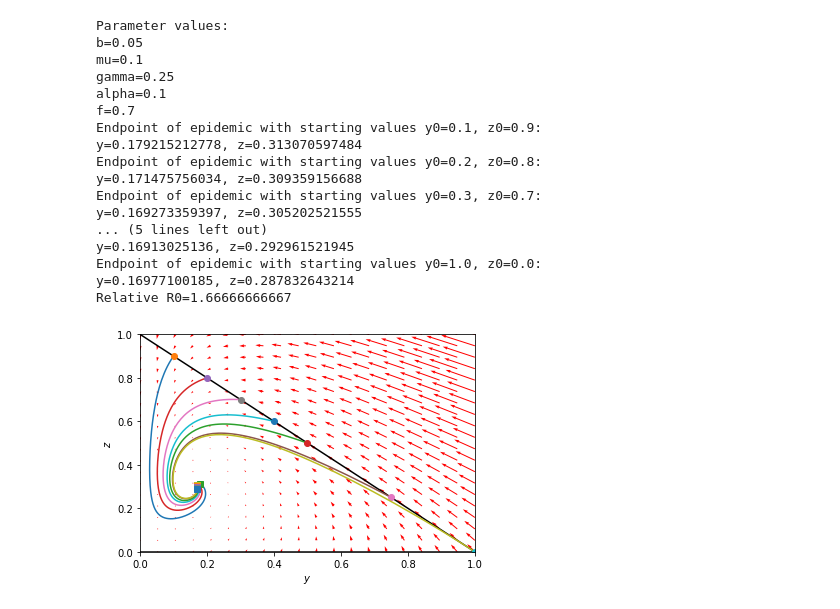
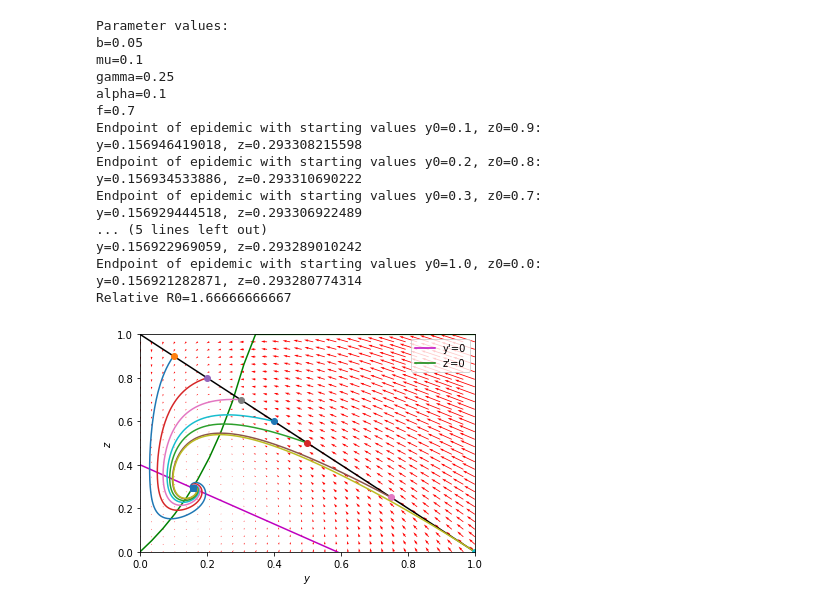
Before and after one commit to gingerdeer/infectionmodelingcourse, a Jupyter notebook: regulationofhost.ipynb, the cells around one changed output. Cells and saved outputs as stored; diff of their text form; code cells hidden in the pictures.

```diff
--- a/regulationofhost.ipynb
+++ b/regulationofhost.ipynb
@@ -2,9 +2,12 @@
 %matplotlib inline
 import numpy as np
 import matplotlib.pyplot as plt
+import pylab
 from scipy.integrate import odeint
 
 # Based on chapter 4.4, "Regulation of host populations" from the book "Mathematical modeling of infectious diseases"
+# The plotting code is quite largely based on (copypasted) from:
+# http://kitchingroup.cheme.cmu.edu/blog/2013/02/21/Phase-portraits-of-a-system-of-ODEs/
 
 # Consider a modified SIR model with additional population dynamics and a death rate for the disease
 # This model can be decoupled to a system of two differential equations representing the densities
@@ -44,7 +47,7 @@ xstart = -0.0
 xend = 1
 ystart = -0.0
 yend = 1
-npoints = 20
+npoints = 30
 
 y1 = np.linspace(xstart,xend, npoints)
 y2 = np.linspace(ystart, yend, npoints)
@@ -59,58 +62,93 @@ t = 0
 NI, NJ = Y1.shape
 for i in range(NI):
     for j in range(NJ):
-        x = Y1[i, j]
-        y = Y2[i, j]
-        yprime = F([x, y], t)
+        y = Y1[i, j]
+        z = Y2[i, j]
+        yprime = F([y, z], t)
         u[i,j] = yprime[0]
         v[i,j] = yprime[1]
+        #if yprime[1] < 0.000000001:  # Plot space above z'=0 isocline
+        #    plt.plot(y,z,'k.')
 
-Q = plt.quiver(Y1, Y2, u, v, color='r')
+Q = plt.quiver(Y1[0:-1:1], Y2[0:-1:1], u[0:-1:1], v[0:-1:1], color='r')
 plt.xlabel('$y$')
 plt.ylabel('$z$')
 plt.xlim([xstart, xend])
 plt.ylim([ystart, yend])
 
 
+# Calculate and plot the isoclines y'=0 and z'=0
+#
+# y' = 0
+# represents a linear decreasing function of y
+def yiso(y):
+    if gamma == 0:
+        return 1.0
+    res = gamma - alpha - b + y*(b - gamma + alpha*(1 - f))
+    res = res / gamma
+    return res
+
+
+# z' = 0
+# this has an increasing nonlinear shape
+def ziso(y):
+    if y == 0.0:
+        return 0.0
+    res = (f * alpha) / (b * ((1 - y)/y) - (1 - f)*alpha)
+    return res
+
+yiso_line = np.vectorize(yiso)
+ziso_line = np.vectorize(ziso)
+
+y_isocline = yiso_line(y1)
+z_isocline = ziso_line(y1)
+# Show only the area of interest
+z_isocline[z_isocline > 1.0] = 1.0
+z_isocline[z_isocline < 0.0] = 1.0
+plt.plot(y1,y_isocline,'m',label="y'=0")
+plt.plot(y1,z_isocline,'g',label="z'=0")
+
+pylab.legend(loc='upper right')
+
+
 # Draw line z=1-y, showing interpretable density values
 plt.plot([0,1],[1,0],'k-')
-plt.plot([1,0],[0,0],'k-')
 
 # Solve the system for some initial values
 print("Parameter values:\n"+"b="+str(b)+"\nmu="+str(mu)+"\ngamma="+str(gamma)+"\nalpha="+str(alpha)+"\nf="+str(f))
 # Draw some solution lines
 for y0 in [0.1, 0.2, 0.3, 0.4, 0.5, 0.75, 1.0]:
-    tspan = np.linspace(0, 100, 200)
+    tspan = np.linspace(0, 300, 500)
     z0 = 1-y0
     Y0 = [y0,z0]
     ys = odeint(F, Y0, tspan)
     plt.plot(ys[:,0], ys[:,1], '-') # path
     plt.plot([ys[0,0]], [ys[0,1]], 'o') # start
     plt.plot([ys[-1,0]], [ys[-1,1]], 's') # end
     print("Endpoint of epidemic with starting values y0="+str(y0)+", z0="+str(z0)+": \n" +
           "y="+ str(ys[-1,0])+", z="+ str(ys[-1,1]))
 
 # We see that the epidemic converges to the same point for different initial conditions
 # This point is a stable point of the system that can be proven to be asymptotically stable
 
 # Note: the stable point only exists for values of R0_rel that are > 1
 print("Relative R0="+str(gamma / (b + alpha)))
 # %% [output]
 Parameter values:
 b=0.05
 mu=0.1
 gamma=0.25
 alpha=0.1
 f=0.7
 Endpoint of epidemic with starting values y0=0.1, z0=0.9:
-y=0.179215212778, z=0.313070597484
+y=0.156946419018, z=0.293308215598
 Endpoint of epidemic with starting values y0=0.2, z0=0.8:
-y=0.171475756034, z=0.309359156688
+y=0.156934533886, z=0.293310690222
 Endpoint of epidemic with starting values y0=0.3, z0=0.7:
-y=0.169273359397, z=0.305202521555
+y=0.156929444518, z=0.293306922489
 ... (5 lines left out)
-y=0.16913025136, z=0.292961521945
+y=0.156922969059, z=0.293289010242
 Endpoint of epidemic with starting values y0=1.0, z0=0.0:
-y=0.16977100185, z=0.287832643214
+y=0.156921282871, z=0.293280774314
 Relative R0=1.66666666667
-[figure, old version]
+[figure, new version]
```
Also changed, not shown: parts of 3 cells of this notebook.
